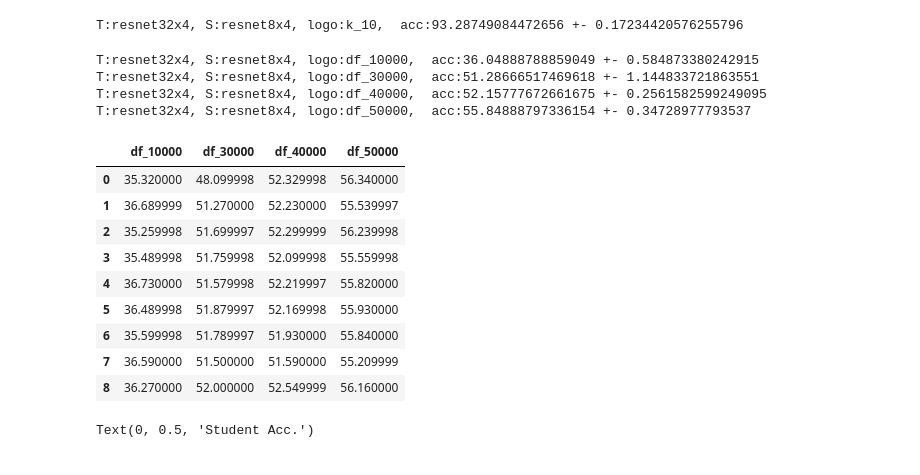
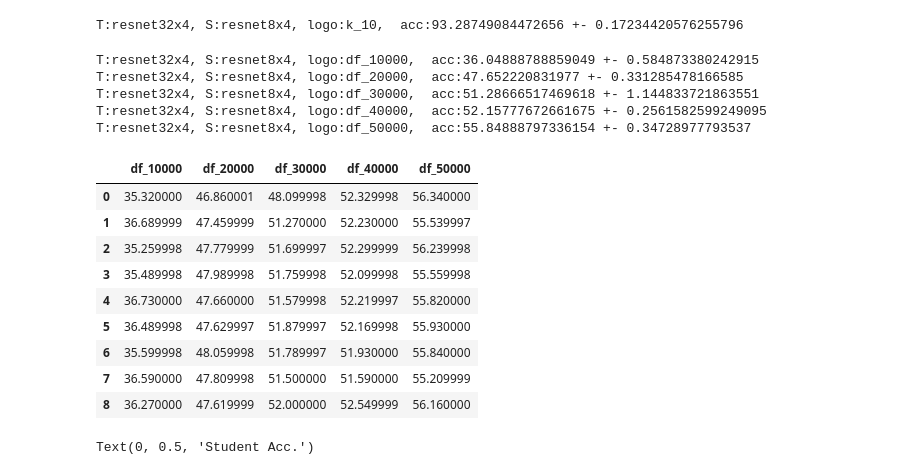
Before and after one commit to ljrprocc/EBKD, a Jupyter notebook: notebooks/plot_K_process.ipynb, the cells around one changed output. Drawn from its saved outputs; the diff is of its cells as text; code cells hidden in the pictures.

```diff
--- a/notebooks/plot_K_process.ipynb
+++ b/notebooks/plot_K_process.ipynb
@@ -73,13 +73,14 @@ class Option:
         self.g_steps = 40
         self.step_size = 1
         self.batch_size = 256
-        self.reinit_freq = 0.05
-        self.dataset = 'cifar100'
-        self.n_cls = 100
-        self.save_dir = './tmp/exp4/'
+        self.reinit_freq = 0.
+        self.dataset = 'cifar10'
+        self.n_cls = 10
+        self.save_dir = './tmp/exp5/'
         self.save_folder = './tmp/'
-        self.buffer_size = 50000
+        self.capcitiy = 40000
         self.save_grid = False
+        self.use_lc = False
 
 import os
 opt = Option()
@@ -97,8 +98,8 @@ from helper.util_gen import cond_samples
 
 
 sample_q = langevin_at_x(opts=opt, device=device)
-replay_buffer = ckpt_energy['replay_buffer'].cpu()
-#replay_buffer = init_random((opt.buffer_size, 3, 32, 32))
+#replay_buffer = ckpt_energy['replay_buffer'].cpu()
+replay_buffer = init_random((opt.capcitiy, 3, 32, 32))
 print(replay_buffer.shape)
 y = torch.arange(0, opt.n_cls).to(device)
 
@@ -109,5 +110,5 @@ torch.Size([50000, 3, 32, 32])
 # %%
-freshh_epochs = 3001
+freshh_epochs = 6001
 for i in range(freshh_epochs):
     samples, _ = sample_q(model_score, replay_buffer, y=y)
     if i % 200 == 0:
@@ -253,7 +245,7 @@ for logo in logos:
 # %% [output]
 T:resnet32x4, S:resnet8x4, logo:k_10,  acc:93.28749084472656 +- 0.17234420576255796
 # %%
-logos = [ 'df_10000', 'df_30000', 'df_40000', 'df_50000']
+logos = [ 'df_10000', 'df_20000','df_30000', 'df_40000', 'df_50000']
 data = []
 for logo in logos:
     scores = []
@@ -268,25 +260,26 @@ for logo in logos:
 data = np.asarray(data)
 # %% [output]
 T:resnet32x4, S:resnet8x4, logo:df_10000,  acc:36.04888788859049 +- 0.584873380242915
+T:resnet32x4, S:resnet8x4, logo:df_20000,  acc:47.652220831977 +- 0.331285478166585
 T:resnet32x4, S:resnet8x4, logo:df_30000,  acc:51.28666517469618 +- 1.144833721863551
 T:resnet32x4, S:resnet8x4, logo:df_40000,  acc:52.15777672661675 +- 0.2561582599249095
 T:resnet32x4, S:resnet8x4, logo:df_50000,  acc:55.84888797336154 +- 0.34728977793537
 # %%
 import pandas as pd
-columns = [  'df_10000', 'df_30000', 'df_40000', 'df_50000']
+columns = [  'df_10000', 'df_20000', 'df_30000', 'df_40000', 'df_50000']
 real_data = pd.DataFrame(data=data.T, columns=columns)
 real_data
 # %% [output]
-|  | df_10000 | df_30000 | df_40000 | df_50000 |
-| 0 | 35.320000 | 48.099998 | 52.329998 | 56.340000 |
-| 1 | 36.689999 | 51.270000 | 52.230000 | 55.539997 |
-| 2 | 35.259998 | 51.699997 | 52.299999 | 56.239998 |
-| 3 | 35.489998 | 51.759998 | 52.099998 | 55.559998 |
-| 4 | 36.730000 | 51.579998 | 52.219997 | 55.820000 |
-| 5 | 36.489998 | 51.879997 | 52.169998 | 55.930000 |
-| 6 | 35.599998 | 51.789997 | 51.930000 | 55.840000 |
-| 7 | 36.590000 | 51.500000 | 51.590000 | 55.209999 |
-| 8 | 36.270000 | 52.000000 | 52.549999 | 56.160000 |
+|  | df_10000 | df_20000 | df_30000 | df_40000 | df_50000 |
+| 0 | 35.320000 | 46.860001 | 48.099998 | 52.329998 | 56.340000 |
+| 1 | 36.689999 | 47.459999 | 51.270000 | 52.230000 | 55.539997 |
+| 2 | 35.259998 | 47.779999 | 51.699997 | 52.299999 | 56.239998 |
+| 3 | 35.489998 | 47.989998 | 51.759998 | 52.099998 | 55.559998 |
+| 4 | 36.730000 | 47.660000 | 51.579998 | 52.219997 | 55.820000 |
+| 5 | 36.489998 | 47.629997 | 51.879997 | 52.169998 | 55.930000 |
+| 6 | 35.599998 | 48.059998 | 51.789997 | 51.930000 | 55.840000 |
+| 7 | 36.590000 | 47.809998 | 51.500000 | 51.590000 | 55.209999 |
+| 8 | 36.270000 | 47.619999 | 52.000000 | 52.549999 | 56.160000 |
 # %%
 ax = sns.boxplot(data=real_data)
 ax.set_xlabel('Sample Steps')
```
Also changed, not shown: parts of 4 cells of this notebook, 18 other files.
